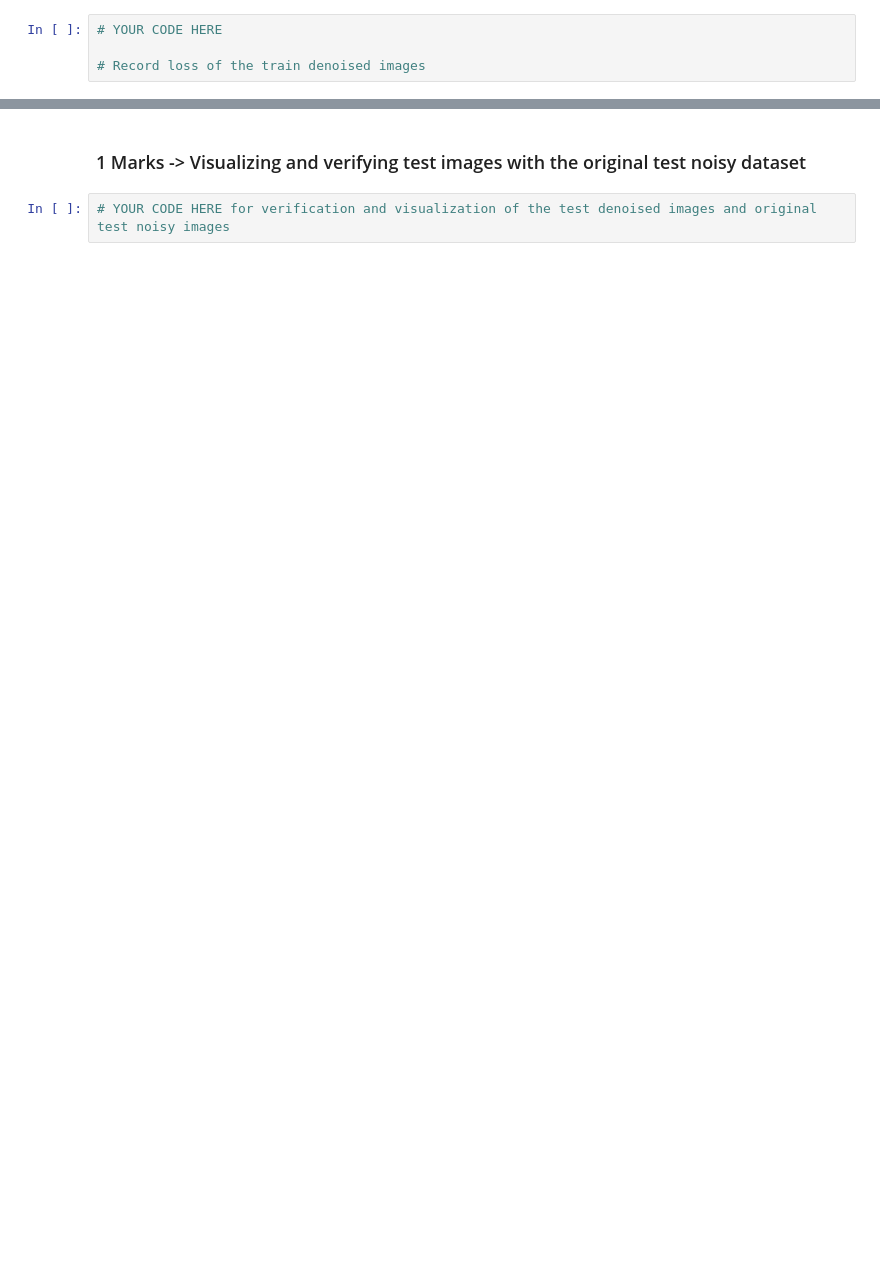
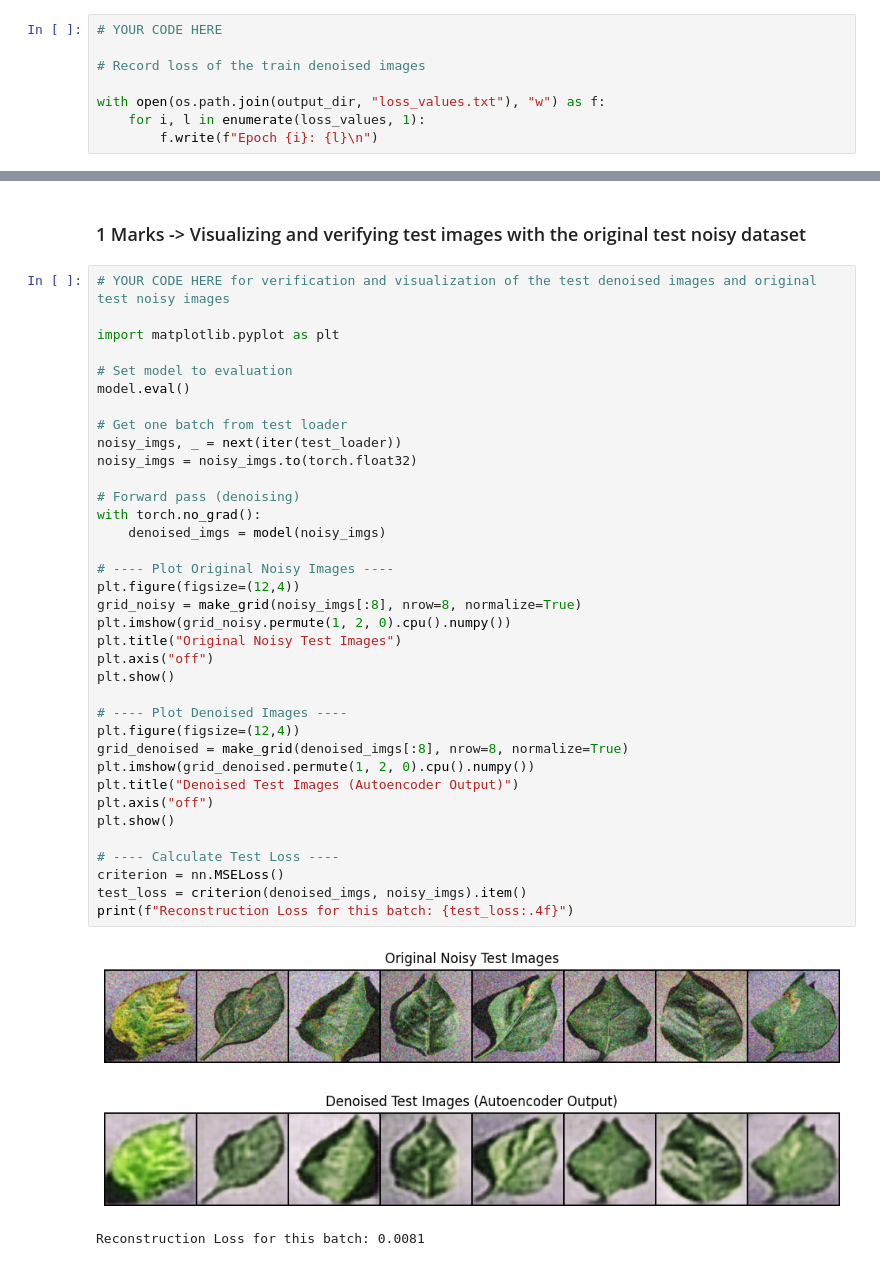
Before and after one commit to vikramvundyala/python_AI-ML, a Jupyter notebook: U3_MH2_Plant_Images_Denoising.ipynb, the cells around one changed output, grey strips where cells are left out. Saved outputs shown, nothing was run; the diff lists cells and outputs as text; blank space fills up the shorter version.

```diff
--- a/U3_MH2_Plant_Images_Denoising.ipynb
+++ b/U3_MH2_Plant_Images_Denoising.ipynb
@@ -116,6 +262,10 @@ from torch.autograd import Variable
 # YOUR CODE HERE
 
 # Record loss of the train denoised images
+
+with open(os.path.join(output_dir, "loss_values.txt"), "w") as f:
+    for i, l in enumerate(loss_values, 1):
+        f.write(f"Epoch {i}: {l}\n")
 # %% [markdown]
 ## **Stage 3:** Visualize the Denoised images
 
@@ -140,4 +337,42 @@ from torch.autograd import Variable
 # %% [markdown]
 ### 1 Marks -> Visualizing and verifying test images with the original test noisy dataset
-# %%
-# YOUR CODE HERE for verification and visualization of the test denoised images and original test noisy images
+# %%
+# YOUR CODE HERE for verification and visualization of the test denoised images and original test noisy images
+
+import matplotlib.pyplot as plt
+
+# Set model to evaluation
+model.eval()
+
+# Get one batch from test loader
+noisy_imgs, _ = next(iter(test_loader))
+noisy_imgs = noisy_imgs.to(torch.float32)
+
+# Forward pass (denoising)
+with torch.no_grad():
+    denoised_imgs = model(noisy_imgs)
+
+# ---- Plot Original Noisy Images ----
+plt.figure(figsize=(12,4))
+grid_noisy = make_grid(noisy_imgs[:8], nrow=8, normalize=True)
+plt.imshow(grid_noisy.permute(1, 2, 0).cpu().numpy())
+plt.title("Original Noisy Test Images")
+plt.axis("off")
+plt.show()
+
+# ---- Plot Denoised Images ----
+plt.figure(figsize=(12,4))
+grid_denoised = make_grid(denoised_imgs[:8], nrow=8, normalize=True)
+plt.imshow(grid_denoised.permute(1, 2, 0).cpu().numpy())
+plt.title("Denoised Test Images (Autoencoder Output)")
+plt.axis("off")
+plt.show()
+
+# ---- Calculate Test Loss ----
+criterion = nn.MSELoss()
+test_loss = criterion(denoised_imgs, noisy_imgs).item()
+print(f"Reconstruction Loss for this batch: {test_loss:.4f}")
+# %% [output]
+[figure, added]
+[figure, added]
+Reconstruction Loss for this batch: 0.0081
```
Also changed, not shown: parts of 15 cells of this notebook.
